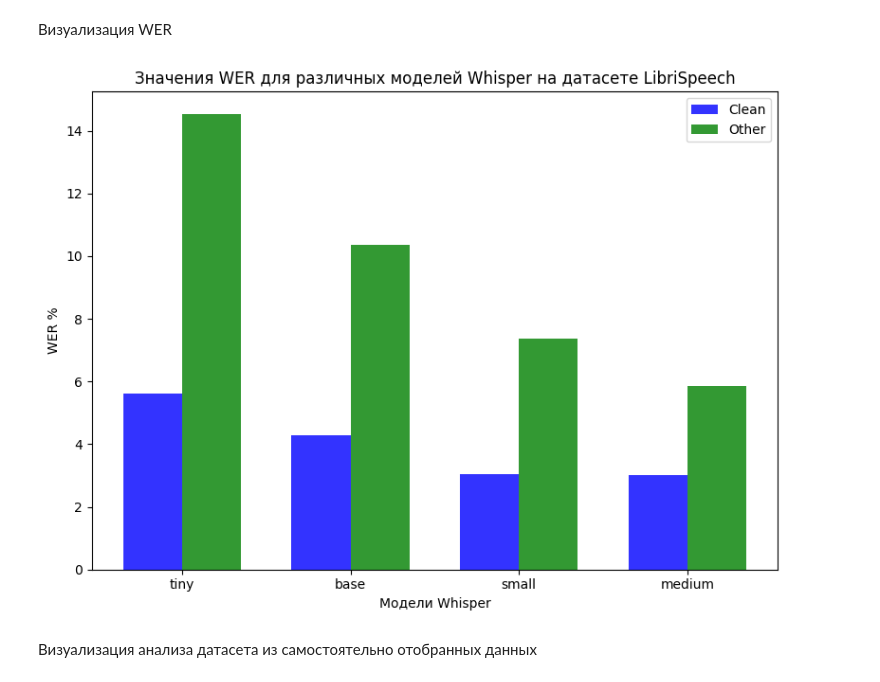
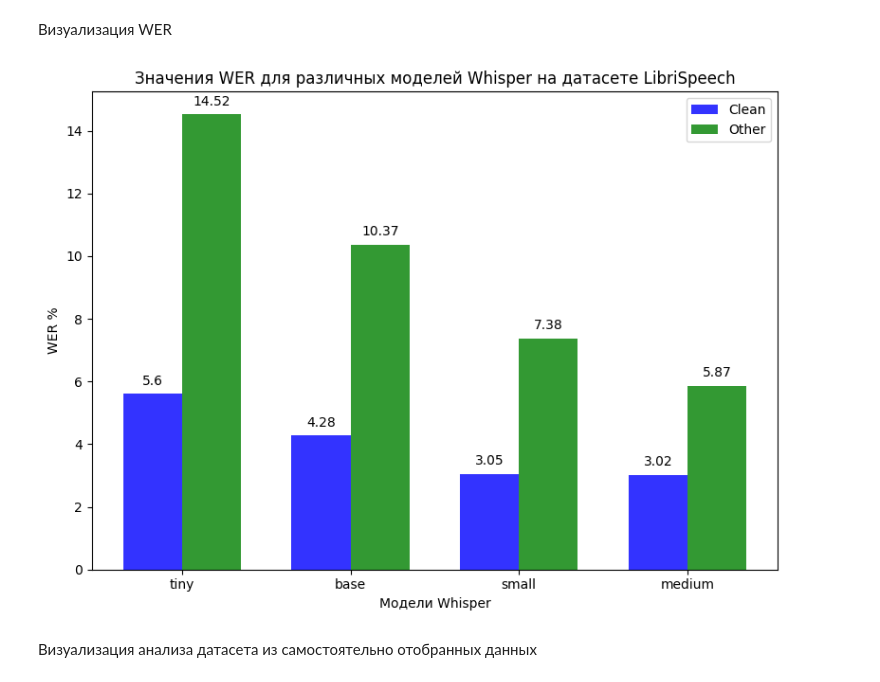
Before and after one commit to Polineska/SpeechRecognition, a Jupyter notebook: Whisper_analysis.ipynb, the cells around one changed output. Saved outputs shown, nothing was run; the diff lists cells and outputs as text; code cells hidden in the pictures.

```diff
--- a/Whisper_analysis.ipynb
+++ b/Whisper_analysis.ipynb
@@ -404,31 +404,36 @@ wer_medium_other_en: 5.87 %
 # %%
 import matplotlib.pyplot as plt
 
 models = ['tiny', 'base', 'small', 'medium']
 clean_wer = [5.60, 4.28, 3.05, 3.02]
 other_wer = [14.52, 10.37, 7.38, 5.87]
 
 x = range(len(models))
 
 fig, ax = plt.subplots(figsize=(8, 6))
 
 bar_width = 0.35
 opacity = 0.8
 
 rects1 = ax.bar(x, clean_wer, bar_width, alpha=opacity, color='b', label='Clean')
 rects2 = ax.bar([i + bar_width for i in x], other_wer, bar_width, alpha=opacity, color='g', label='Other')
 
 ax.set_xlabel('Модели Whisper')
 ax.set_ylabel('WER %')
 ax.set_title('Значения WER для различных моделей Whisper на датасете LibriSpeech')
 ax.set_xticks([i + bar_width / 2 for i in x])
 ax.set_xticklabels(models)
 ax.legend()
 
+# Добавление значений на столбцах
+for rect1, rect2, c, o in zip(rects1, rects2, clean_wer, other_wer):
+    ax.text(rect1.get_x() + rect1.get_width() / 2, rect1.get_height() + 0.2, str(round(c, 2)), ha='center', va='bottom')
+    ax.text(rect2.get_x() + rect2.get_width() / 2, rect2.get_height() + 0.2, str(round(o, 2)), ha='center', va='bottom')
+
 fig.tight_layout()
 plt.show()
 # %% [output]
-[figure, old version]
+[figure, new version]
 # %% [markdown]
 Визуализация анализа датасета из самостоятельно отобранных данных
 # %%
```
